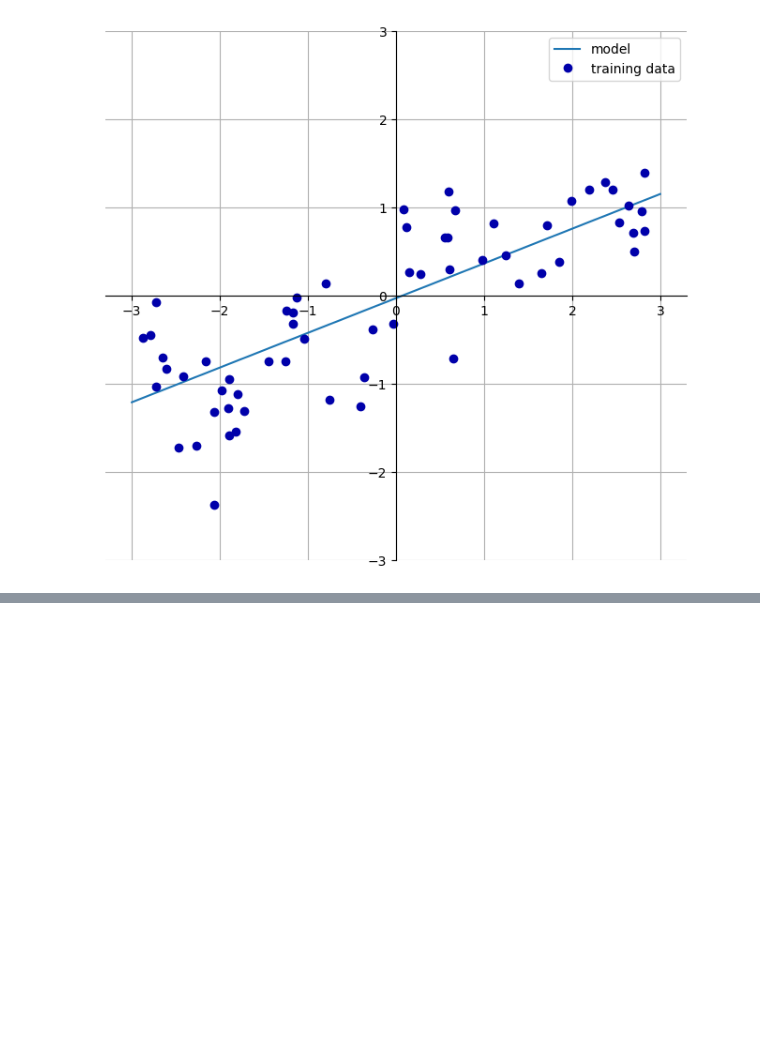
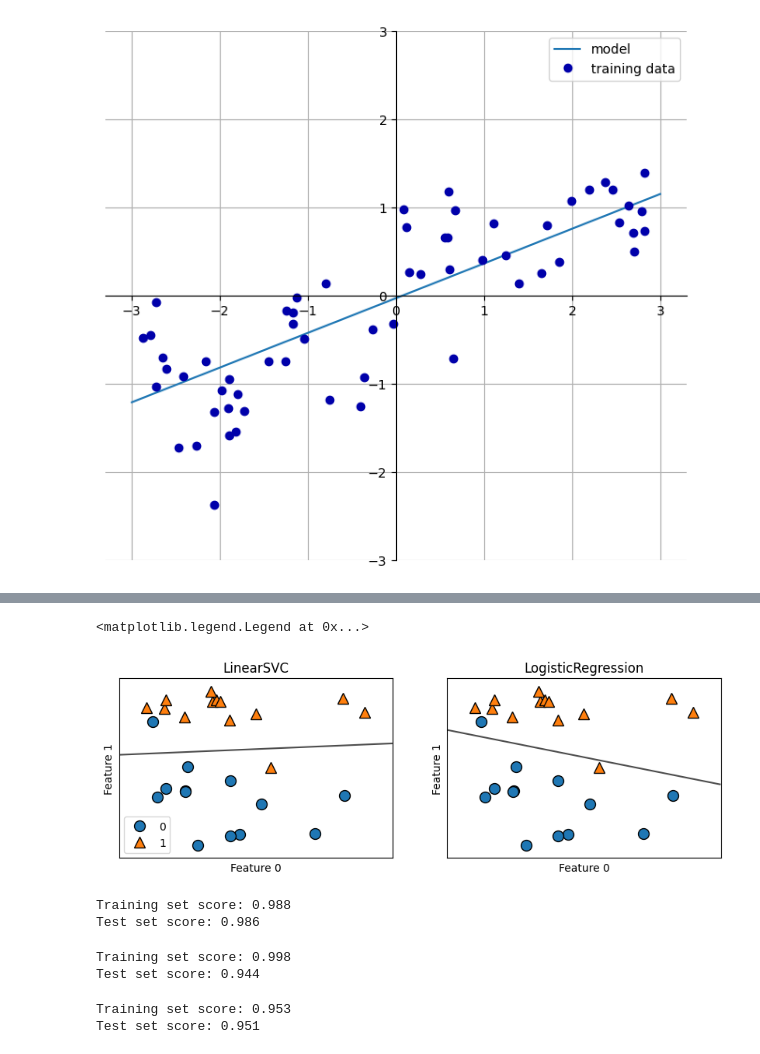
Before and after one commit to PavithraGanapathi/Internship-repo, a Jupyter notebook: Machine Learning/Chapter-2 Supervised_Learning.ipynb, the cells around one changed output, grey strips where cells are left out. Cells and saved outputs as stored; diff of their text form; code cells hidden in the pictures; blank space fills up the shorter version.

```diff
--- a/Machine Learning/Chapter-2 Supervised_Learning.ipynb
+++ b/Machine Learning/Chapter-2 Supervised_Learning.ipynb
@@ -200,0 +331,69 @@ w[0]: 0.393906  b: -0.031804
+# %%
+from sklearn.linear_model import LogisticRegression
+from sklearn.svm import LinearSVC
+X, y = mglearn.datasets.make_forge()
+fig, axes = plt.subplots(1, 2, figsize=(10, 3))
+for model, ax in zip([LinearSVC(), LogisticRegression()], axes):
+ clf = model.fit(X, y)
+ mglearn.plots.plot_2d_separator(clf, X, fill=False, eps=0.5,
+ ax=ax, alpha=.7)
+ mglearn.discrete_scatter(X[:, 0], X[:, 1], y, ax=ax)
+ ax.set_title("{}".format(clf.__class__.__name__))
+ ax.set_xlabel("Feature 0")
+ ax.set_ylabel("Feature 1")
+axes[0].legend()
+# %% [output]
+<matplotlib.legend.Legend at 0x...>
+[figure, added]
+# %%
+from sklearn.datasets import load_breast_cancer
+from sklearn.model_selection import train_test_split
+from sklearn.linear_model import LogisticRegression
+from sklearn.preprocessing import StandardScaler
+
+# Load data
+cancer = load_breast_cancer()
+X_train, X_test, y_train, y_test = train_test_split(
+    cancer.data, cancer.target, stratify=cancer.target, random_state=42)
+
+# Scale the data
+scaler = StandardScaler()
+X_train_scaled = scaler.fit_transform(X_train)
+X_test_scaled = scaler.transform(X_test)
+
+# Fit logistic regression on scaled data
+logreg = LogisticRegression(max_iter=1000)
+logreg.fit(X_train_scaled, y_train)
+
+# Evaluate
+print("Training set score: {:.3f}".format(logreg.score(X_train_scaled, y_train)))
+print("Test set score: {:.3f}".format(logreg.score(X_test_scaled, y_test)))
+# %% [output]
+Training set score: 0.988
+Test set score: 0.986
+# %%
+from sklearn.linear_model import LogisticRegression
+from sklearn.preprocessing import StandardScaler
+
+# Scale
+scaler = StandardScaler()
+X_train_scaled = scaler.fit_transform(X_train)
+X_test_scaled = scaler.transform(X_test)
+
+# Fit logistic regression with C=100
+logreg100 = LogisticRegression(C=100, max_iter=1000)
+logreg100.fit(X_train_scaled, y_train)
+
+# Print scores
+print("Training set score: {:.3f}".format(logreg100.score(X_train_scaled, y_train)))
+print("Test set score: {:.3f}".format(logreg100.score(X_test_scaled, y_test)))
+# %% [output]
+Training set score: 0.998
+Test set score: 0.944
+# %%
+logreg001 = LogisticRegression(C=0.01, max_iter=1000).fit(X_train, y_train)
+print("Training set score: {:.3f}".format(logreg001.score(X_train, y_train)))
+print("Test set score: {:.3f}".format(logreg001.score(X_test, y_test)))
+# %% [output]
+Training set score: 0.953
+Test set score: 0.951
```
Also changed, not shown: parts of 91 cells of this notebook.
